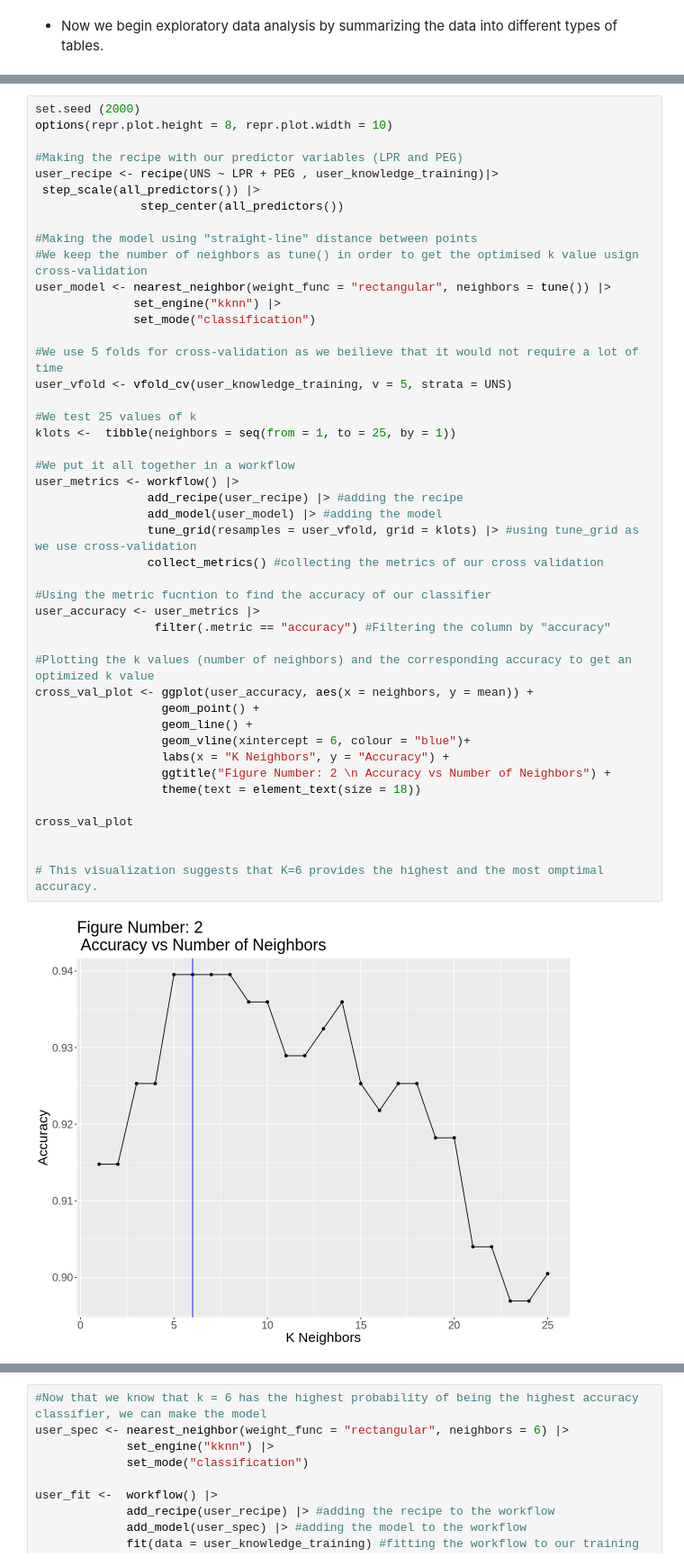
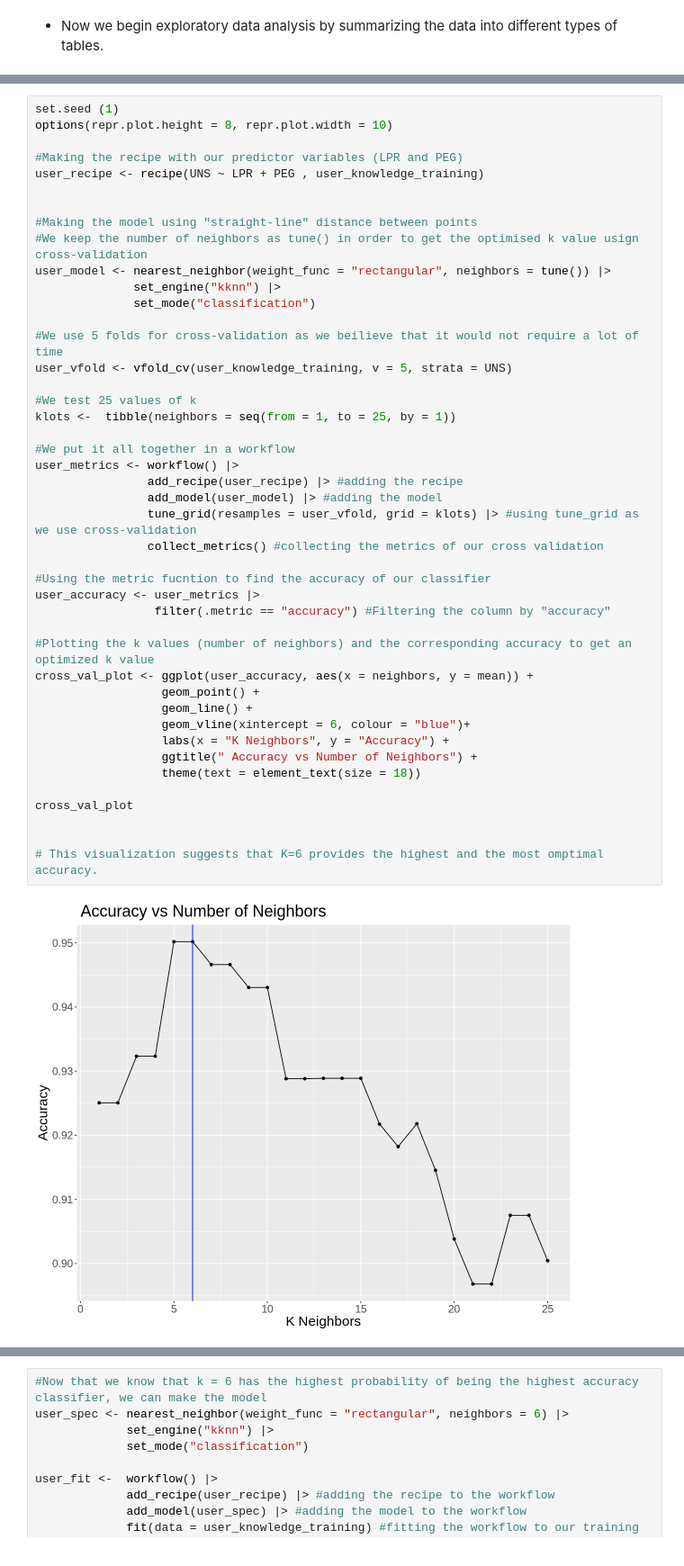
Before and after one commit to DarkEli/dscigroup91project, a Jupyter notebook: GROUP REPORT.ipynb, the cells around one changed output, grey strips where cells are left out. Shown: that part at 90% size. Saved outputs shown, nothing was run; the diff lists cells and outputs as text.

```diff
--- a/GROUP REPORT.ipynb
+++ b/GROUP REPORT.ipynb
@@ -269,11 +349,10 @@ A tibble: 1 × 6
 # %%
-set.seed (2000)
+set.seed (1)
 options(repr.plot.height = 8, repr.plot.width = 10)
 
 #Making the recipe with our predictor variables (LPR and PEG)
-user_recipe <- recipe(UNS ~ LPR + PEG , user_knowledge_training)|>
- step_scale(all_predictors()) |>
-               step_center(all_predictors())
+user_recipe <- recipe(UNS ~ LPR + PEG , user_knowledge_training)
+
 
 #Making the model using "straight-line" distance between points
 #We keep the number of neighbors as tune() in order to get the optimised k value usign cross-validation
@@ -284,32 +363,32 @@ user_model <- nearest_neighbor(weight_func = "rectangular", neighbors = tune())
 #We use 5 folds for cross-validation as we beilieve that it would not require a lot of time
 user_vfold <- vfold_cv(user_knowledge_training, v = 5, strata = UNS)
 
 #We test 25 values of k
 klots <-  tibble(neighbors = seq(from = 1, to = 25, by = 1))
 
 #We put it all together in a workflow
 user_metrics <- workflow() |>
                 add_recipe(user_recipe) |> #adding the recipe
                 add_model(user_model) |> #adding the model
                 tune_grid(resamples = user_vfold, grid = klots) |> #using tune_grid as we use cross-validation
                 collect_metrics() #collecting the metrics of our cross validation
 
 #Using the metric fucntion to find the accuracy of our classifier
 user_accuracy <- user_metrics |>
                  filter(.metric == "accuracy") #Filtering the column by "accuracy"
 
 #Plotting the k values (number of neighbors) and the corresponding accuracy to get an optimized k value
 cross_val_plot <- ggplot(user_accuracy, aes(x = neighbors, y = mean)) +
                   geom_point() +
                   geom_line() +
                   geom_vline(xintercept = 6, colour = "blue")+
                   labs(x = "K Neighbors", y = "Accuracy") +
-                  ggtitle("Figure Number: 2 \n Accuracy vs Number of Neighbors") +
+                  ggtitle(" Accuracy vs Number of Neighbors") +
                   theme(text = element_text(size = 18))
 
 cross_val_plot
 
 
 # This visualization suggests that K=6 provides the highest and the most omptimal accuracy.
 # %% [output]
-[figure, old version]
+[figure, new version]
```
Also changed, not shown: parts of 36 cells of this notebook.
